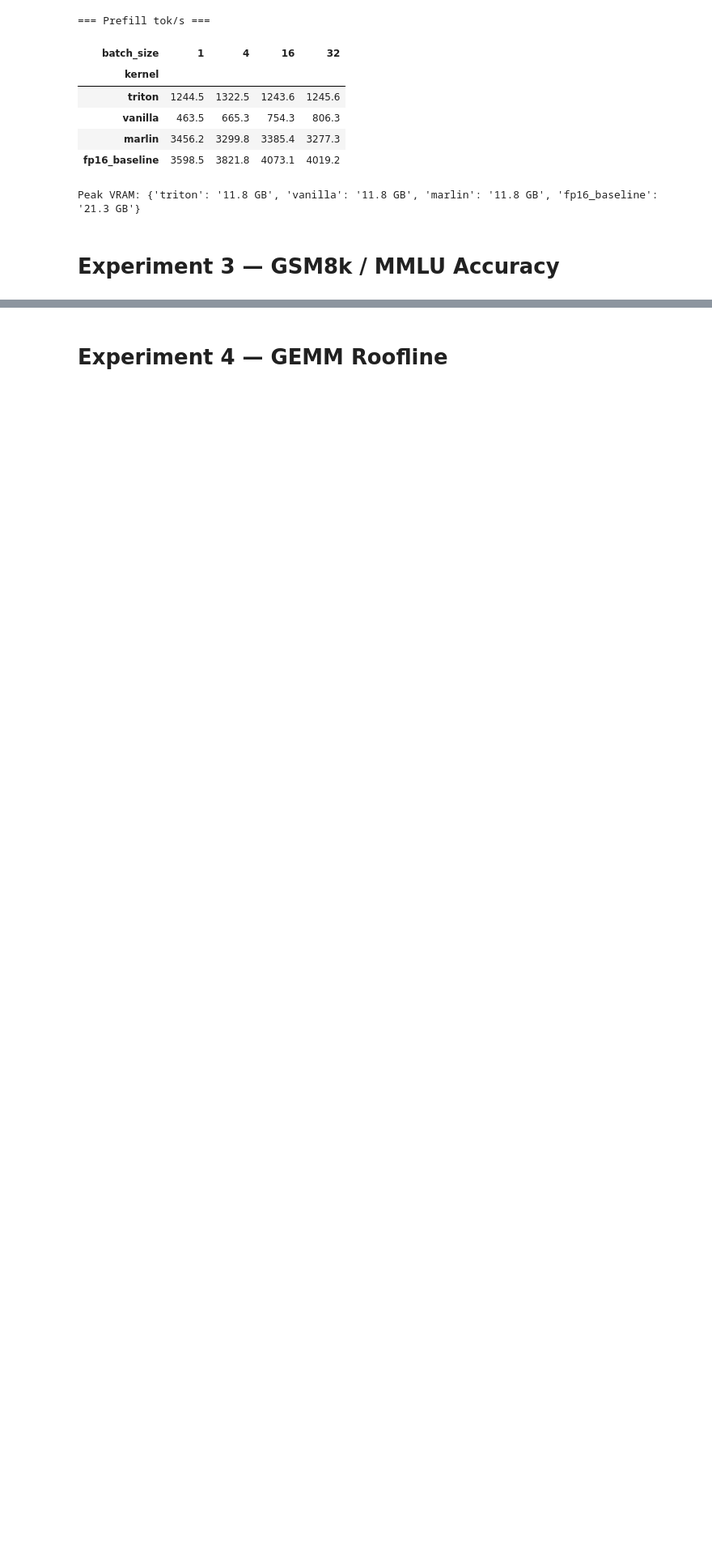
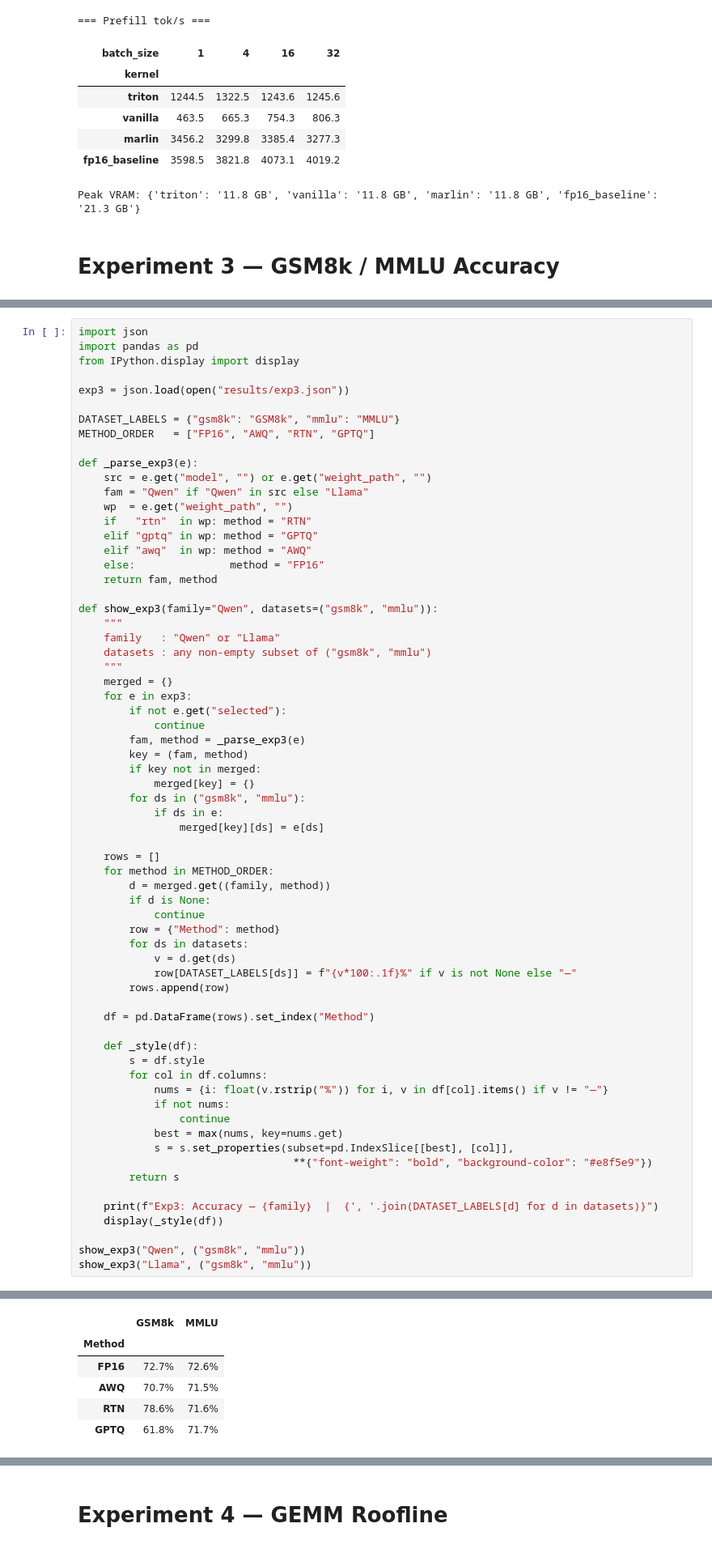
Before and after one commit to QuangHPV/mlsys-awq, a Jupyter notebook: analysis.ipynb, the cells around one changed output, grey strips where cells are left out. Shown at 81% size. Cells and saved outputs as stored; diff of their text form; blank space fills up the shorter version.

```diff
--- a/analysis.ipynb
+++ b/analysis.ipynb
@@ -164,0 +196,67 @@ display(_style(df))
+# %%
+import json
+import pandas as pd
+from IPython.display import display
+
+exp3 = json.load(open("results/exp3.json"))
+
+DATASET_LABELS = {"gsm8k": "GSM8k", "mmlu": "MMLU"}
+METHOD_ORDER   = ["FP16", "AWQ", "RTN", "GPTQ"]
+
+def _parse_exp3(e):
+    src = e.get("model", "") or e.get("weight_path", "")
+    fam = "Qwen" if "Qwen" in src else "Llama"
+    wp  = e.get("weight_path", "")
+    if   "rtn"  in wp: method = "RTN"
+    elif "gptq" in wp: method = "GPTQ"
+    elif "awq"  in wp: method = "AWQ"
+    else:               method = "FP16"
+    return fam, method
+
+def show_exp3(family="Qwen", datasets=("gsm8k", "mmlu")):
+    """
+    family   : "Qwen" or "Llama"
+    datasets : any non-empty subset of ("gsm8k", "mmlu")
+    """
+    merged = {}
+    for e in exp3:
+        if not e.get("selected"):
+            continue
+        fam, method = _parse_exp3(e)
+        key = (fam, method)
+        if key not in merged:
+            merged[key] = {}
+        for ds in ("gsm8k", "mmlu"):
+            if ds in e:
+                merged[key][ds] = e[ds]
+
+    rows = []
+    for method in METHOD_ORDER:
+        d = merged.get((family, method))
+        if d is None:
+            continue
+        row = {"Method": method}
+        for ds in datasets:
+            v = d.get(ds)
+            row[DATASET_LABELS[ds]] = f"{v*100:.1f}%" if v is not None else "—"
+        rows.append(row)
+
+    df = pd.DataFrame(rows).set_index("Method")
+
+    def _style(df):
+        s = df.style
+        for col in df.columns:
+            nums = {i: float(v.rstrip("%")) for i, v in df[col].items() if v != "—"}
+            if not nums:
+                continue
+            best = max(nums, key=nums.get)
+            s = s.set_properties(subset=pd.IndexSlice[[best], [col]],
+                                  **{"font-weight": "bold", "background-color": "#e8f5e9"})
+        return s
+
+    print(f"Exp3: Accuracy — {family}  |  {', '.join(DATASET_LABELS[d] for d in datasets)}")
+    display(_style(df))
+
+show_exp3("Qwen", ("gsm8k", "mmlu"))
+show_exp3("Llama", ("gsm8k", "mmlu"))
+# %% [output]
@@ -164,0 +264,6 @@ display(_style(df))
+|  | GSM8k | MMLU |
+| Method |  |  |
+| FP16 | 72.7% | 72.6% |
+| AWQ | 70.7% | 71.5% |
+| RTN | 78.6% | 71.6% |
+| GPTQ | 61.8% | 71.7% |
```
Also changed, not shown: parts of 6 cells of this notebook, 12 other files.
